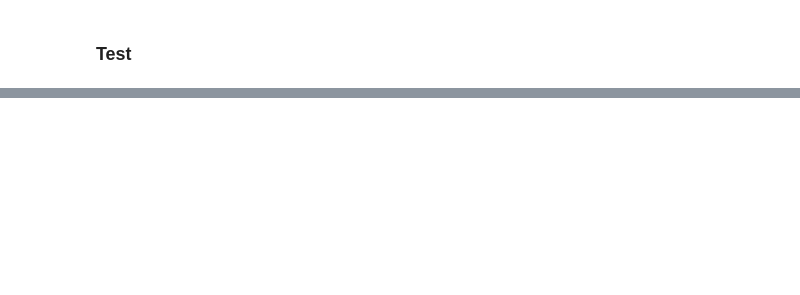
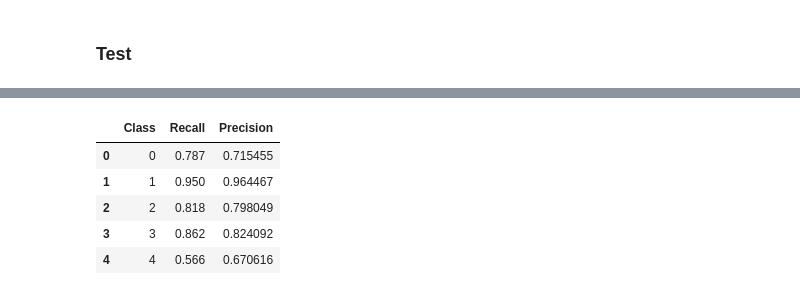
Before and after one commit to julielhagen/Clothing_classification-, a Jupyter notebook: Knn.ipynb, the cells around one changed output, grey strips where cells are left out. Cells and saved outputs as stored; diff of their text form; code cells hidden in the pictures; blank space fills up the shorter version.

```diff
--- a/Knn.ipynb
+++ b/Knn.ipynb
@@ -451,0 +450,10 @@ test_scores_df
+# %%
+test_scores_df = pd.DataFrame(testing(y_test, lda_yhat))
+test_scores_df
+# %% [output]
+|  | Class | Recall | Precision |
+| 0 | 0 | 0.787 | 0.715455 |
+| 1 | 1 | 0.950 | 0.964467 |
+| 2 | 2 | 0.818 | 0.798049 |
+| 3 | 3 | 0.862 | 0.824092 |
+| 4 | 4 | 0.566 | 0.670616 |
```
Also changed, not shown: parts of 37 cells of this notebook, 5 other files.
